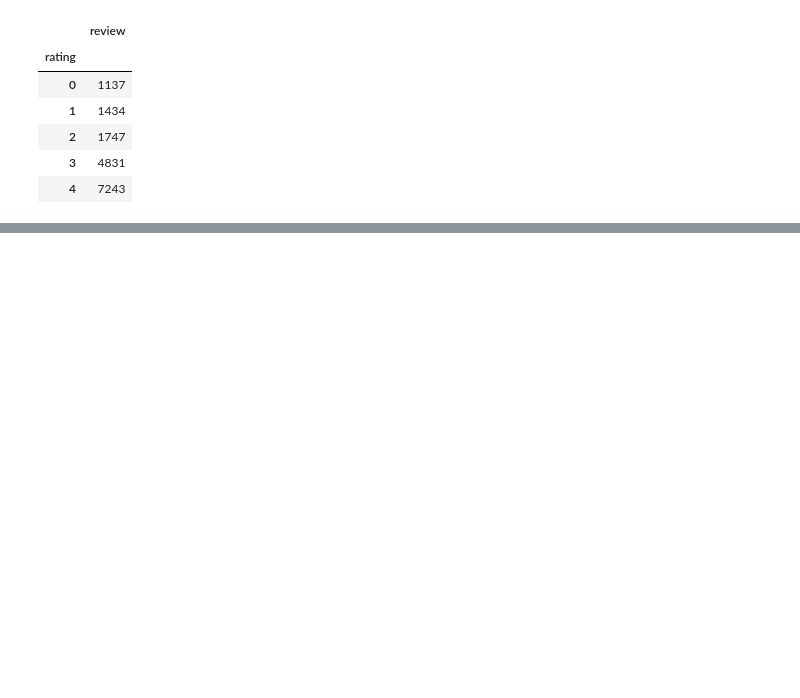
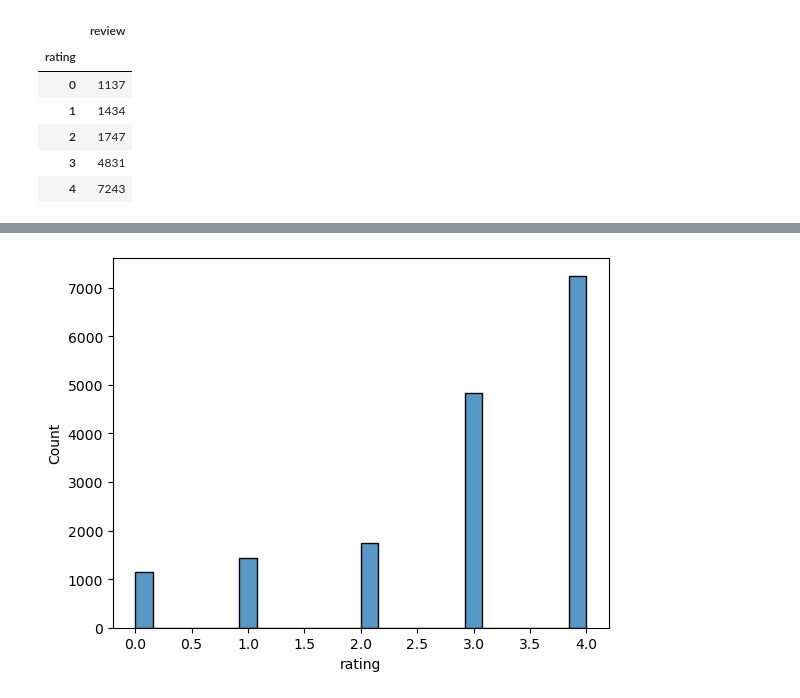
Before and after one commit to SNURTEL/24l-ssne, a Jupyter notebook: proj6/piatek_owienko_schafer_miniproject6.ipynb, the cells around one changed output, grey strips where cells are left out. Cells and saved outputs as stored; diff of their text form; code cells hidden in the pictures; blank space fills up the shorter version.

```diff
--- a/proj6/piatek_owienko_schafer_miniproject6.ipynb
+++ b/proj6/piatek_owienko_schafer_miniproject6.ipynb
@@ -67,0 +233,10 @@ x_transformed = tfidf_transformer.fit_transform(x_vectorized)
+# %%
+TRAIN_PATH = Path("./data/train_data.csv")
+NLTK_DIR = Path("./nltk")
+MODEL_DIR = Path("./models")
+# %%
+df_raw = pd.read_csv(TRAIN_PATH)
+sns.histplot(df_raw["rating"])
+cls_counts = np.histogram(df_raw["rating"], bins=5)[0]
+# %% [output]
+[figure, added]
```
Also changed, not shown: parts of 30 cells of this notebook, 5 other files.
